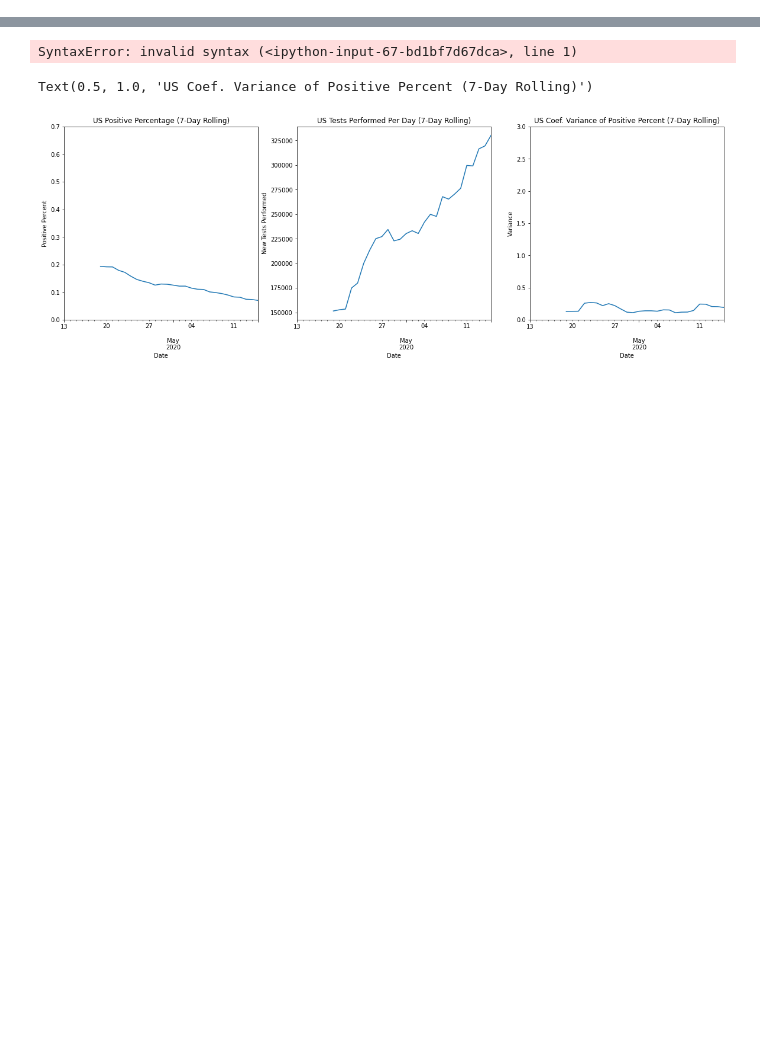
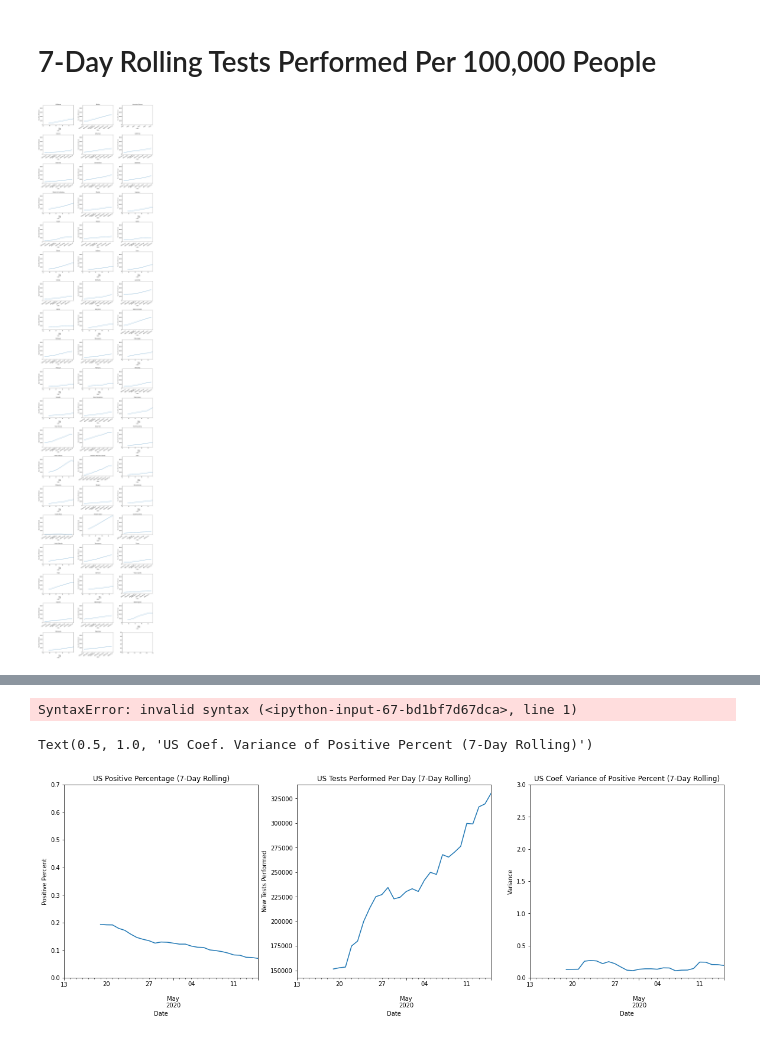
Before and after one commit to DavidMorton/jupyter-notebooks, a Jupyter notebook: COVID DataSet.ipynb, the cells around one changed output, grey strips where cells are left out. Saved outputs shown, nothing was run; the diff lists cells and outputs as text; code cells hidden in the pictures; blank space fills up the shorter version.

```diff
--- a/COVID DataSet.ipynb
+++ b/COVID DataSet.ipynb
@@ -172,0 +107,25 @@ original_series[original_series['Province_State'] == 'Virginia'][['People_Tested
+# %%
+states = np.sort(series['Province_State'].unique())
+
+fig, axes = plt.subplots(19, 3, figsize=(20, 19*6), gridspec_kw={'hspace': 0.5, 'wspace': 0.3})
+
+axesflat = axes.flatten()
+
+i = 0;
+
+ymax = series['TestAvailability'].max()
+
+printmd('# 7-Day Rolling Tests Performed Per 100,000 People')
+for state in states:
+
+    statedata = series[series['Province_State'] == state].copy()
+
+    ax = axesflat[i]
+    i = i + 1
+
+    ax = statedata.plot.line(x='Date', y='TestAvailability', ylim=(0, ymax), ax = ax, legend=False)
+    ax.set_ylabel('New Tests Performed')
+    ax.set_title(state)
+# %% [output]
+# 7-Day Rolling Tests Performed Per 100,000 People
+[figure, added]
```
Also changed, not shown: parts of 8 cells of this notebook.
